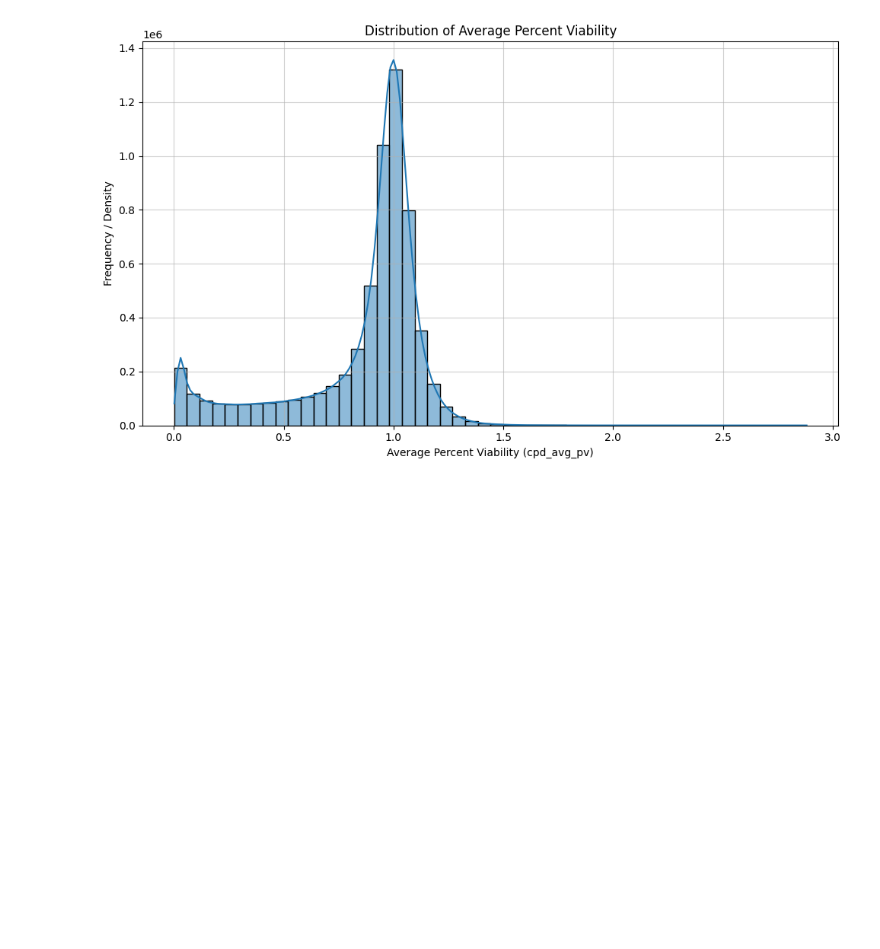
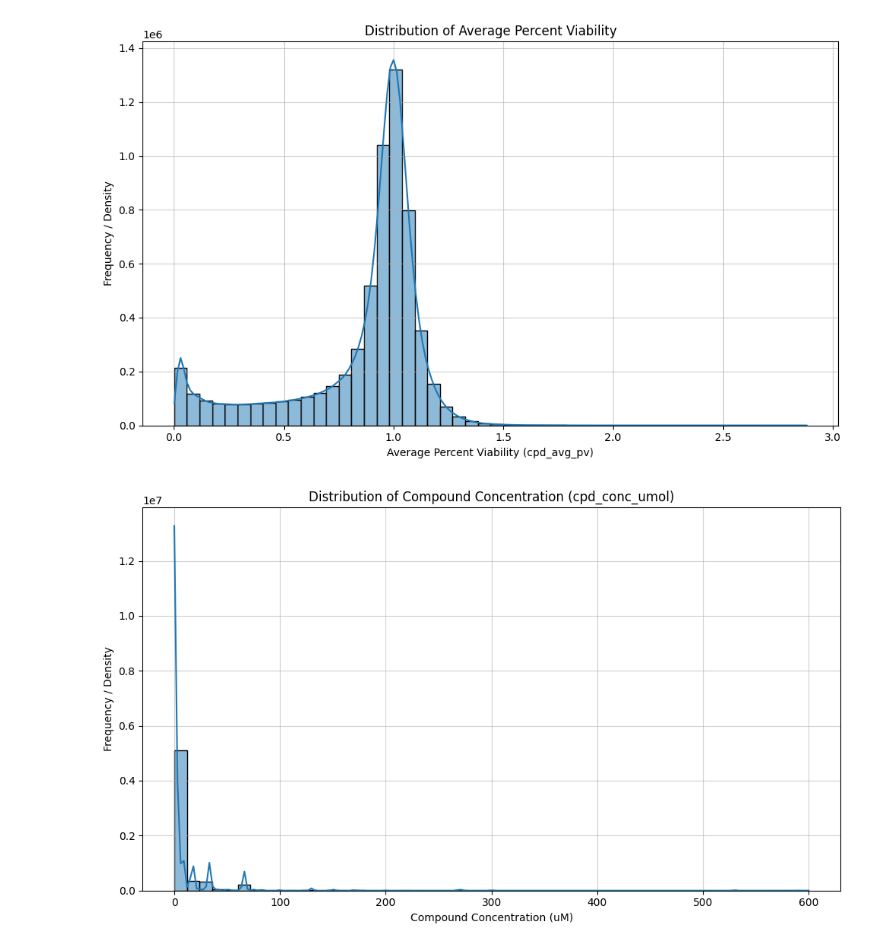
Before and after one commit to zrsteff/DSC502-Group-1-Project, a Jupyter notebook: DSC502_Group_Project.ipynb, the cells around one changed output. Cells and saved outputs as stored; diff of their text form; code cells hidden in the pictures; blank space fills up the shorter version.

```diff
--- a/DSC502_Group_Project.ipynb
+++ b/DSC502_Group_Project.ipynb
@@ -124,3 +124,14 @@ plt.tight_layout()
 plt.show()
 # %% [output]
 [figure]
+# %%
+plt.figure(figsize=(10, 6))
+sns.histplot(df['cpd_conc_umol'], bins=50, kde=True)
+plt.xlabel('Compound Concentration (uM)')
+plt.ylabel('Frequency / Density')
+plt.title('Distribution of Compound Concentration (cpd_conc_umol)')
+plt.grid(True, alpha=0.6)
+plt.tight_layout()
+plt.show()
+# %% [output]
+[figure, added]
```
Also changed, not shown: parts of 6 cells of this notebook.
